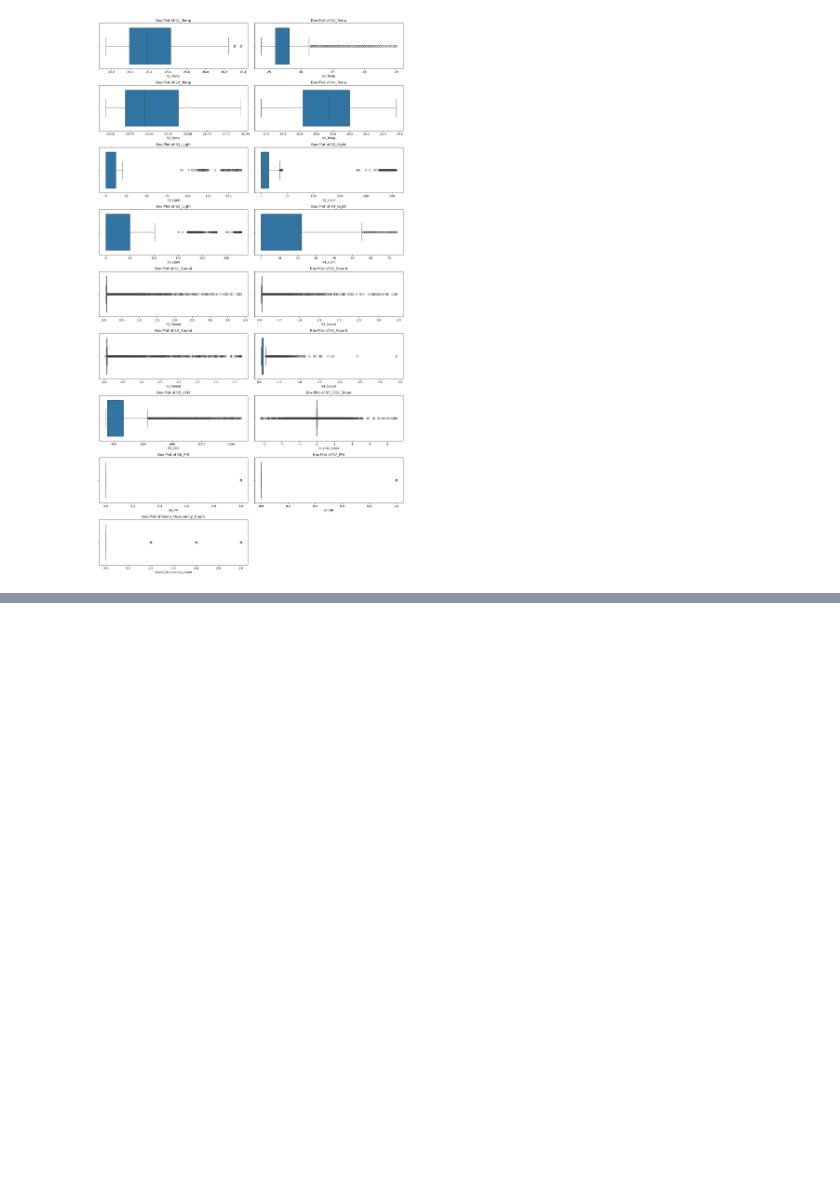
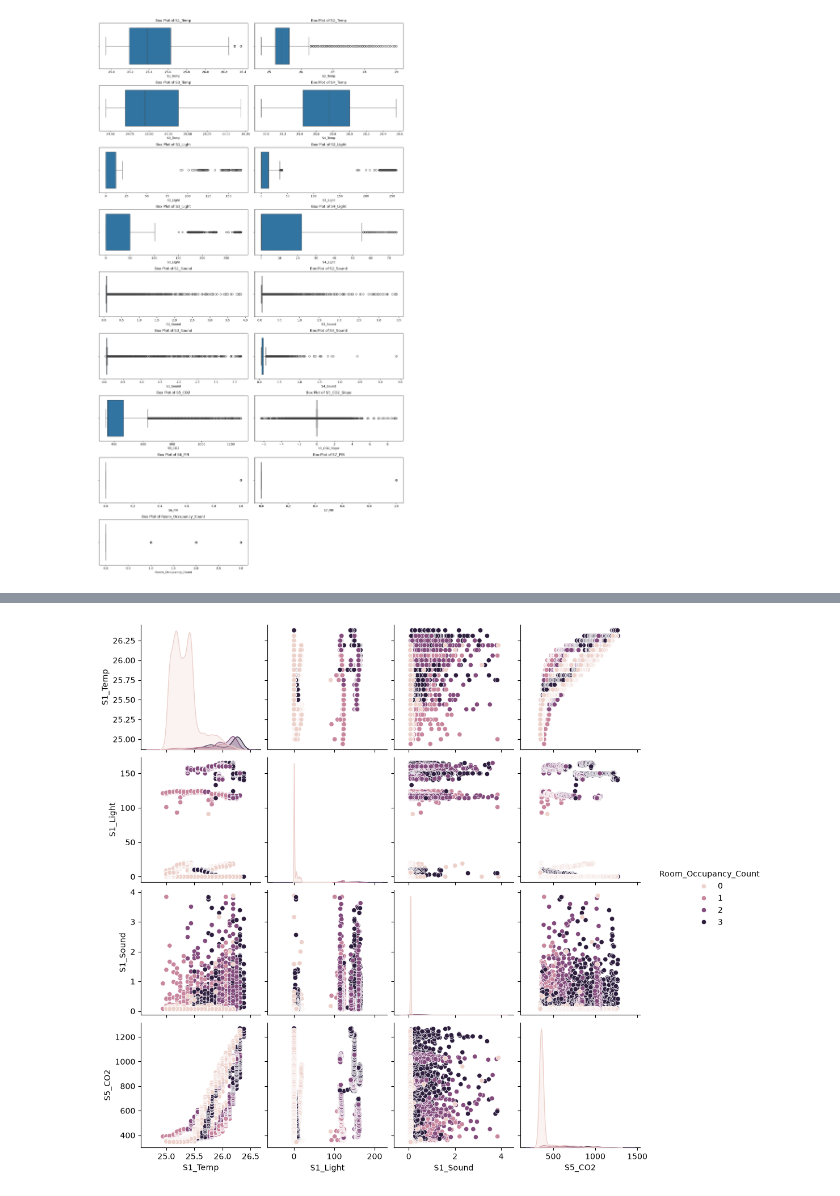
Before and after one commit to Mohamed66Hemdan/Room-Occupancy-Estimation-ML-Model, a Jupyter notebook: Project/Project.ipynb, the cells around one changed output, grey strips where cells are left out. Drawn from its saved outputs; the diff is of its cells as text; code cells hidden in the pictures; blank space fills up the shorter version.

```diff
--- a/Project/Project.ipynb
+++ b/Project/Project.ipynb
@@ -291,0 +333,18 @@ plt.show()
+# %%
+# 4. Analyze Relationships Between Numerical Features
+selected_features = [
+    "S1_Temp",
+    "S1_Light",
+    "S1_Sound",
+    "S5_CO2",
+    "Room_Occupancy_Count"
+]
+
+sns.pairplot(
+    df[selected_features],
+    hue="Room_Occupancy_Count"
+)
+
+plt.show()
+# %% [output]
+[figure, added]
```
Also changed, not shown: parts of 7 cells of this notebook.
